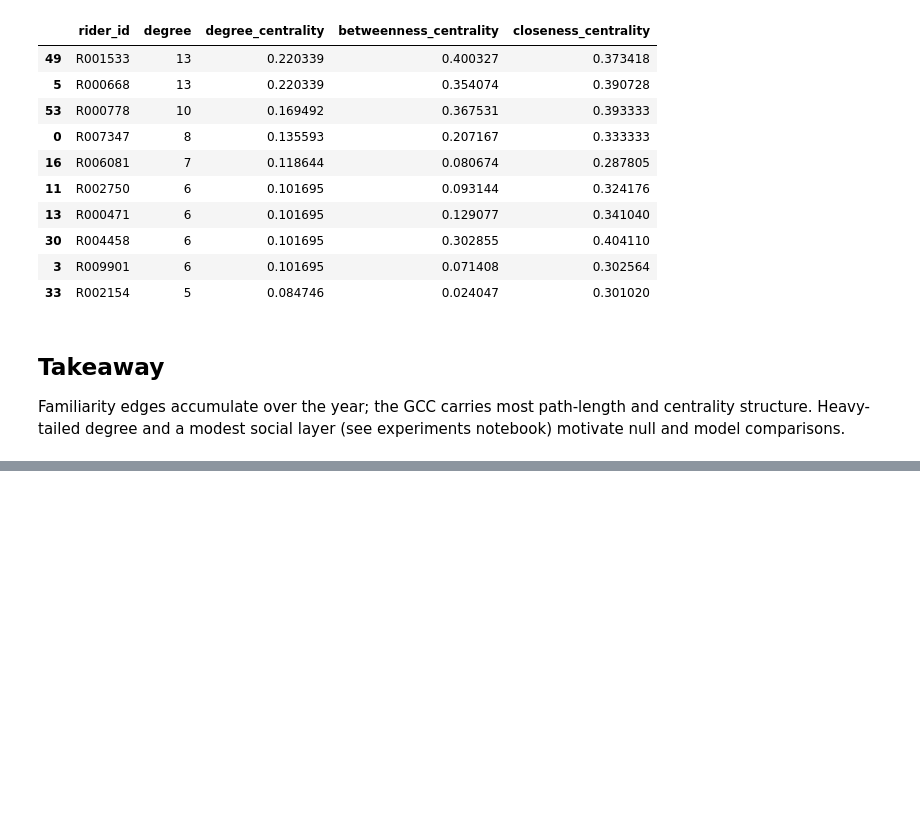
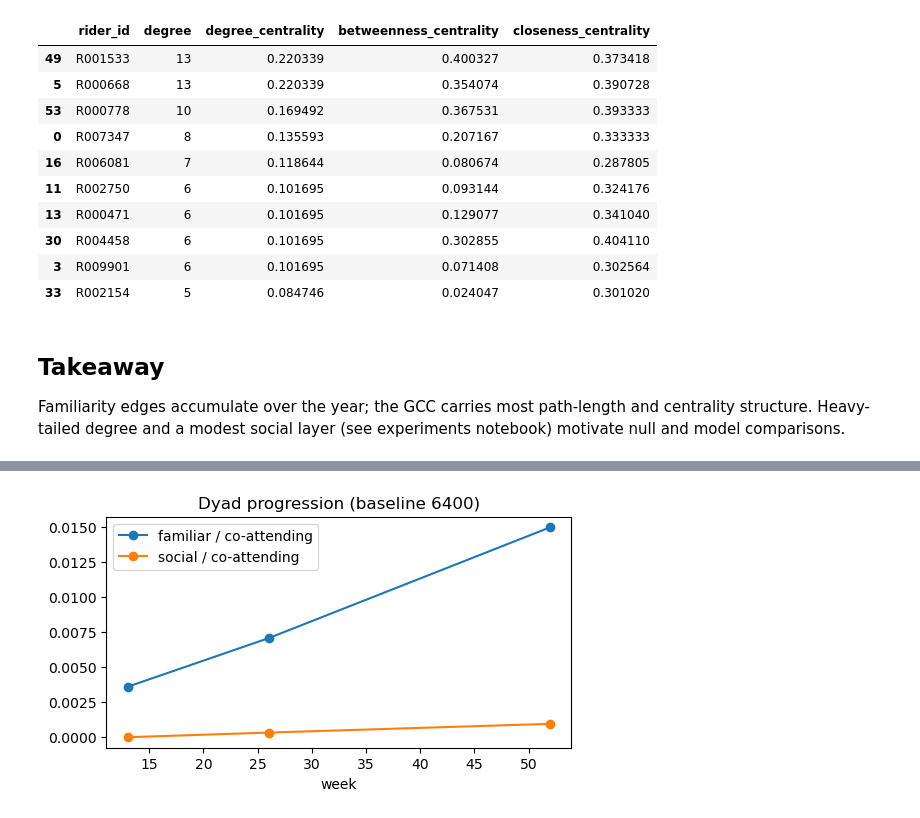
Before and after one commit to agarcia1920/dsan6400-final-project, a Jupyter notebook: analysis/02_network_analysis.ipynb, the cells around one changed output, grey strips where cells are left out. Cells and saved outputs as stored; diff of their text form; code cells hidden in the pictures; blank space fills up the shorter version.

```diff
--- a/analysis/02_network_analysis.ipynb
+++ b/analysis/02_network_analysis.ipynb
@@ -109,0 +114,7 @@ Familiarity edges accumulate over the year; the GCC carries most path-length and
+# %%
+base = master[(master['scenario']=='baseline') & (master['seed']==6400)]
+link = base[(base['network_type']=='familiarity') & (base['week'].isin([13,26,52]))]
+cols = ['week','activity_tier_assortativity','mean_abs_baseline_rate_diff_on_edges',
+        'share_familiar_of_coattending','share_social_of_coattending',
+        'latent_repeated_co_not_social_dyads','latent_riders_with_co_but_no_social_tie']
+link[[c for c in cols if c in link.columns]]
@@ -109,0 +126,9 @@ Familiarity edges accumulate over the year; the GCC carries most path-length and
+# %%
+import matplotlib.pyplot as plt
+if 'share_social_of_coattending' in link.columns:
+    fig, ax = plt.subplots(figsize=(6,3))
+    ax.plot(link['week'], link['share_familiar_of_coattending'], marker='o', label='familiar / co-attending')
+    ax.plot(link['week'], link['share_social_of_coattending'], marker='o', label='social / co-attending')
+    ax.set_xlabel('week'); ax.legend(); ax.set_title('Dyad progression (baseline 6400)'); plt.show()
+# %% [output]
+[figure, added]
```
Also changed, not shown: parts of 4 cells of this notebook, 29 other files.
